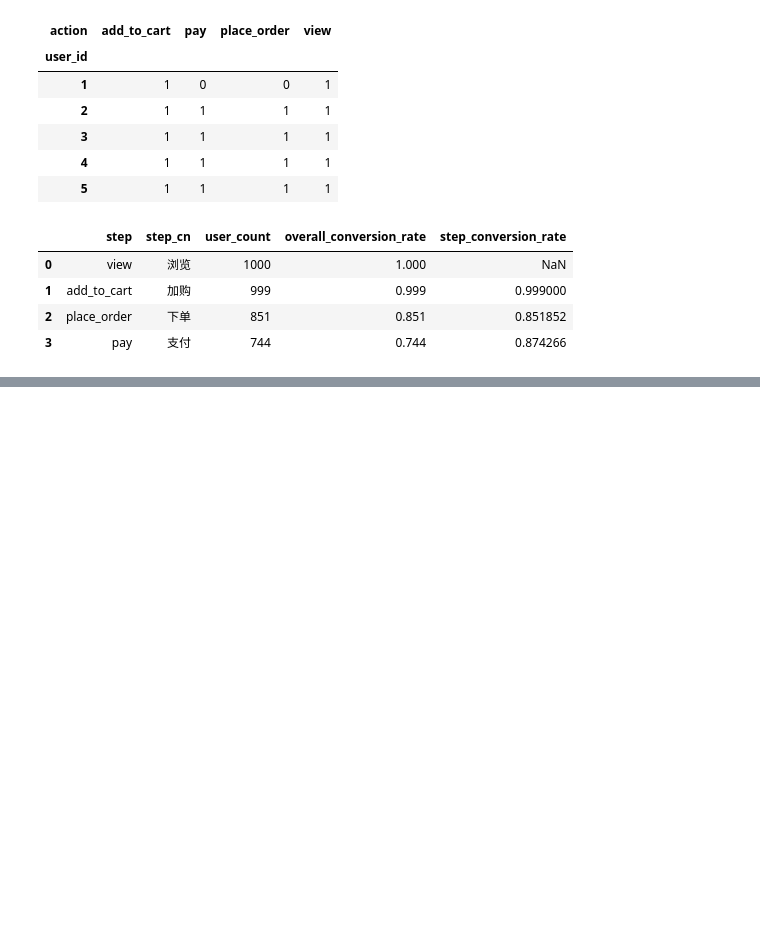
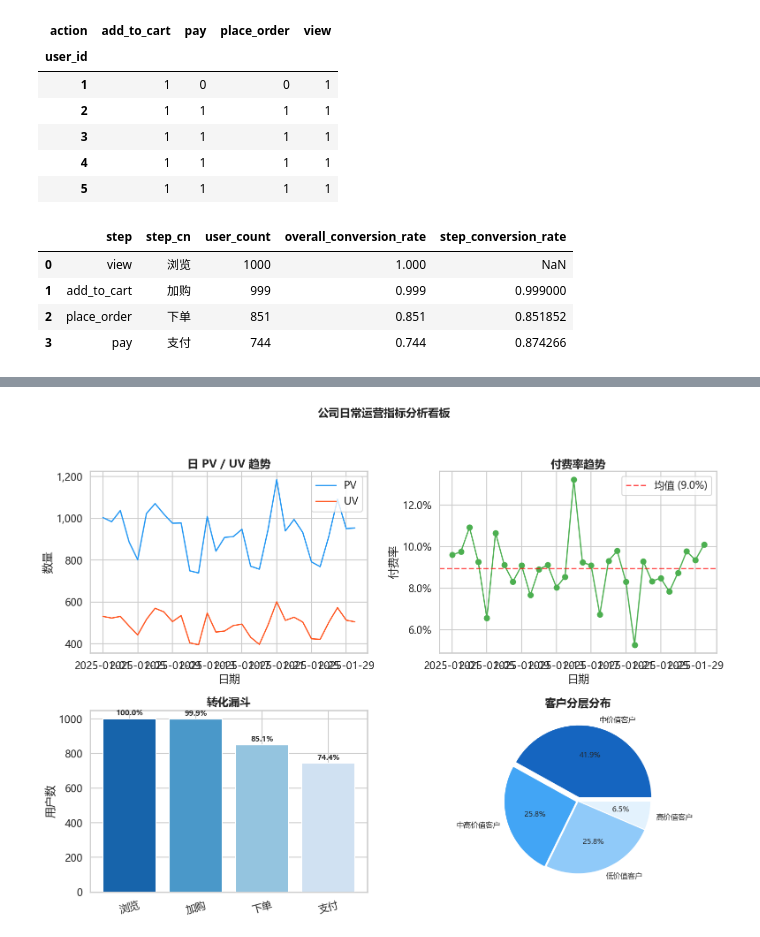
Before and after one commit to maheyun/jianli, a Jupyter notebook: 项目一：公司日常运营指标分析/复刻.ipynb, the cells around one changed output, grey strips where cells are left out. Saved outputs shown, nothing was run; the diff lists cells and outputs as text; code cells hidden in the pictures; blank space fills up the shorter version.

```diff
--- a/项目一：公司日常运营指标分析/复刻.ipynb
+++ b/项目一：公司日常运营指标分析/复刻.ipynb
@@ -144,7 +144,7 @@ pay_rate_df['paid_users'] = pay_rate_df['paid_users'].fillna(0).astype(int)
 print(pay_rate_df.head())
 pay_rate_df['payment_rate'] = pay_rate_df['paid_users'] / pay_rate_df['total_users']
 print(pay_rate_df.head())
-
+avg_pay_rate = pay_rate_df['payment_rate'].mean()
 print(f'平均日付费率: {pay_rate_df["payment_rate"].mean():.2%}')
 print(f'最高付费率:   {pay_rate_df["payment_rate"].max():.2%}')
 print(f'最低付费率:   {pay_rate_df["payment_rate"].min():.2%}')
@@ -270,0 +321,18 @@ funnel_df
+# %%
+# rfm模型构建
+
+
+valid_orders = orders_df[orders_df['order_status'].isin(['paid', 'shipped', 'completed'])]
+rfm_df = (valid_orders.groupby('user_id').agg(
+    last_purchase=('create_time', 'max'),
+    frequency=('order_id', 'nunique'),
+    monetary=('amount', 'sum')
+)
+.reset_index())
+now = pd.Timestamp.now()
+
+rfm_df['recency'] = (now - rfm_df['last_purchase']).dt.days
+rfm_df['frequency'] = rfm_df['frequency'].astype(int)
+rfm_df['monetary'] = rfm_df['monetary'].astype(float)
+
+rfm_df.head()
@@ -270,0 +405,52 @@ funnel_df
+# %%
+# 绘制综合面板，将上面的四张图片进行拼接，之后保存图片
+fig, axes = plt.subplots(2, 2, figsize=(16, 12))
+
+# 图 1: PV/UV 趋势
+ax = axes[0, 0]
+ax.plot(pv_uv_df['date'], pv_uv_df['pv'], color='#2196F3', linewidth=2, label='PV')
+ax.plot(pv_uv_df['date'], pv_uv_df['uv'], color='#FF5722', linewidth=2, label='UV')
+ax.set_title('日 PV / UV 趋势', fontweight='bold')
+ax.legend(loc='upper right')
+ax.yaxis.set_major_formatter(mticker.FuncFormatter(lambda x, _: f'{x:,.0f}'))
+ax.set_xlabel('日期'); ax.set_ylabel('数量')
+
+# 图 2: 付费率趋势
+ax = axes[0, 1]
+ax.plot(pay_rate_df['date'], pay_rate_df['payment_rate'], color='#4CAF50', linewidth=2, marker='o')
+ax.axhline(avg_pay_rate, color='red', linestyle='--', alpha=0.7, label=f'均值 ({avg_pay_rate:.1%})')
+ax.set_title('付费率趋势', fontweight='bold')
+ax.legend()
+ax.yaxis.set_major_formatter(mticker.PercentFormatter(1.0))
+ax.set_xlabel('日期'); ax.set_ylabel('付费率')
+
+# 图 3: 漏斗分析
+ax = axes[1, 0]
+colors = sns.color_palette('Blues_r', len(funnel_df))
+bars = ax.bar(range(len(funnel_df)), funnel_df['user_count'], color=colors, edgecolor='white')
+ax.set_xticks(range(len(funnel_df)))
+ax.set_xticklabels(funnel_df['step_cn'], rotation=15)
+ax.set_title('转化漏斗', fontweight='bold')
+ax.set_ylabel('用户数')
+for i, (_, row) in enumerate(funnel_df.iterrows()):
+    ax.text(i, row['user_count'] + max(funnel_df['user_count']) * 0.02,
+            f"{row['overall_conversion_rate']:.1%}", ha='center', fontsize=12, fontweight='bold')
+
+# 图 4: 客户分层饼图
+ax = axes[1, 1]
+seg_counts = rfm_df['segment'].value_counts()
+colors_pie = ['#1565C0', '#42A5F5', '#90CAF9', '#E3F2FD']
+wedges, texts, autotexts = ax.pie(
+    seg_counts.values, labels=seg_counts.index,
+    autopct='%1.1f%%', colors=colors_pie,
+    explode=(0.05, 0.02, 0, 0),
+    textprops={'fontsize': 12}
+)
+ax.set_title('客户分层分布', fontweight='bold')
+
+fig.suptitle('公司日常运营指标分析看板', fontsize=18, fontweight='bold', y=0.98)
+plt.tight_layout(rect=[0, 0, 1, 0.95])
+plt.savefig('日常运营指标分析.png', dpi=150, bbox_inches='tight')
+plt.show()
+# %% [output]
+[figure, added]
```
Also changed, not shown: parts of 6 cells of this notebook, 4 other files.
